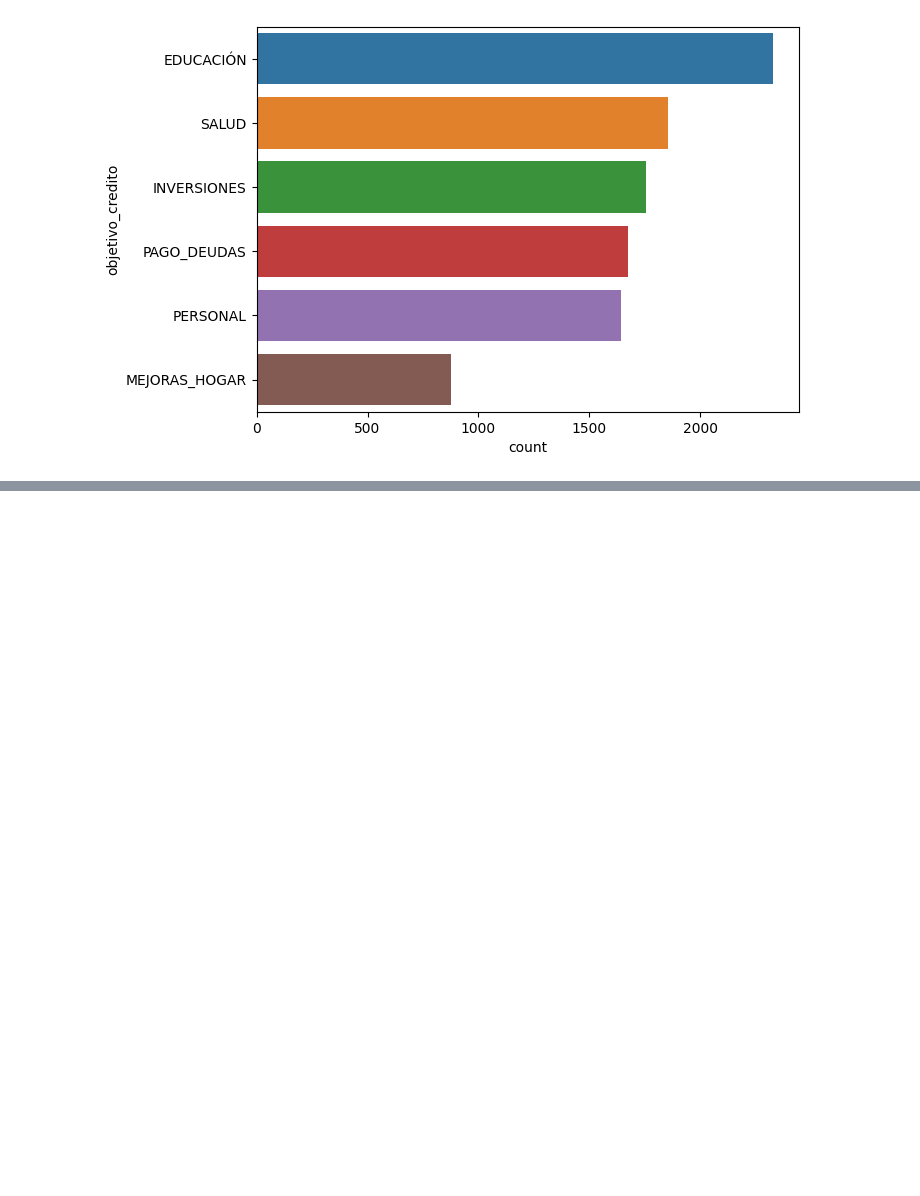
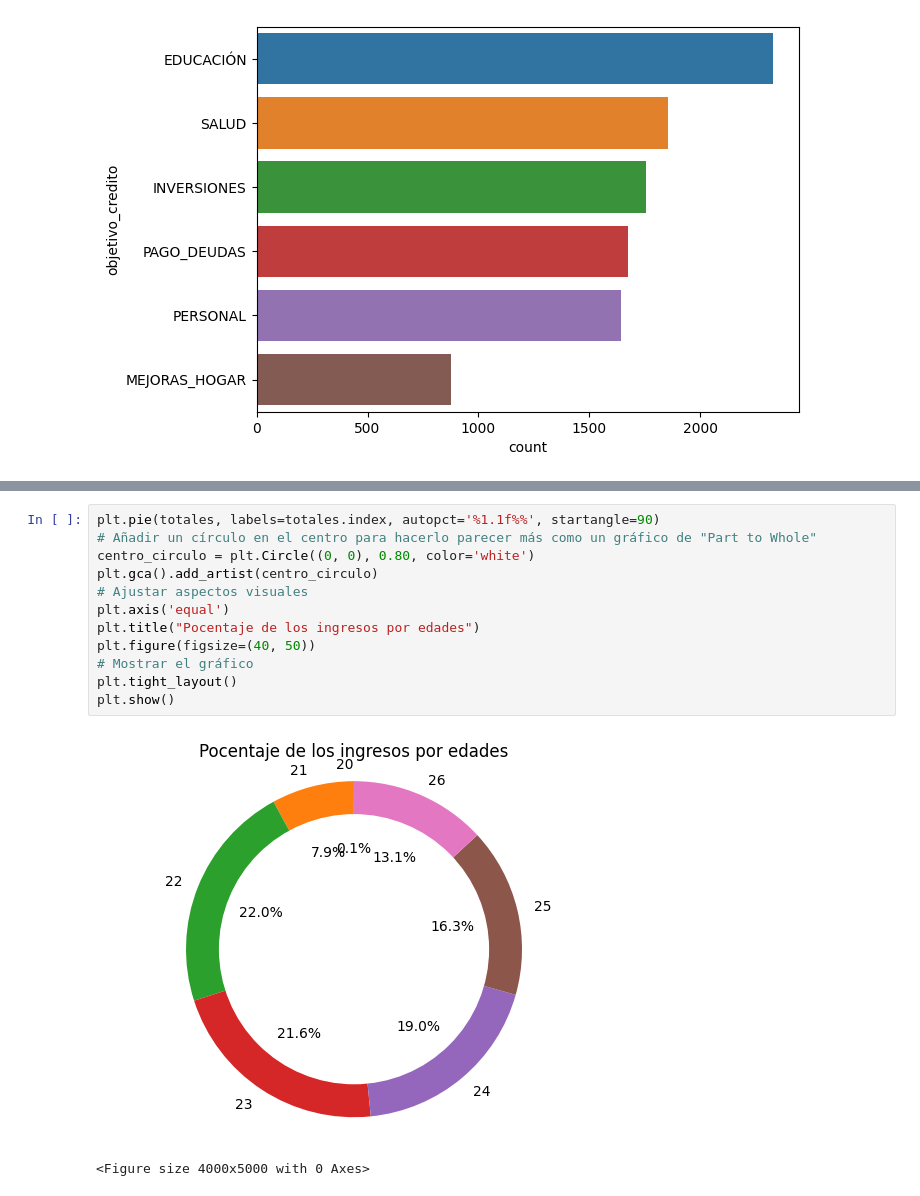
Before and after one commit to mcristancho1013/13MBID_10_A_2324_Practica1, a Jupyter notebook: notebooks/comprension_datos/CD02-Exploracion.ipynb, the cells around one changed output, grey strips where cells are left out. Cells and saved outputs as stored; diff of their text form; blank space fills up the shorter version.

```diff
--- a/notebooks/comprension_datos/CD02-Exploracion.ipynb
+++ b/notebooks/comprension_datos/CD02-Exploracion.ipynb
@@ -116,0 +167,15 @@ plt.show()
+# %%
+plt.pie(totales, labels=totales.index, autopct='%1.1f%%', startangle=90)
+# Añadir un círculo en el centro para hacerlo parecer más como un gráfico de "Part to Whole"
+centro_circulo = plt.Circle((0, 0), 0.80, color='white')
+plt.gca().add_artist(centro_circulo)
+# Ajustar aspectos visuales
+plt.axis('equal')
+plt.title("Pocentaje de los ingresos por edades")
+plt.figure(figsize=(40, 50))
+# Mostrar el gráfico
+plt.tight_layout()
+plt.show()
+# %% [output]
+[figure, added]
+<Figure size 4000x5000 with 0 Axes>
```
Also changed, not shown: parts of 5 cells of this notebook, 2 other files.
